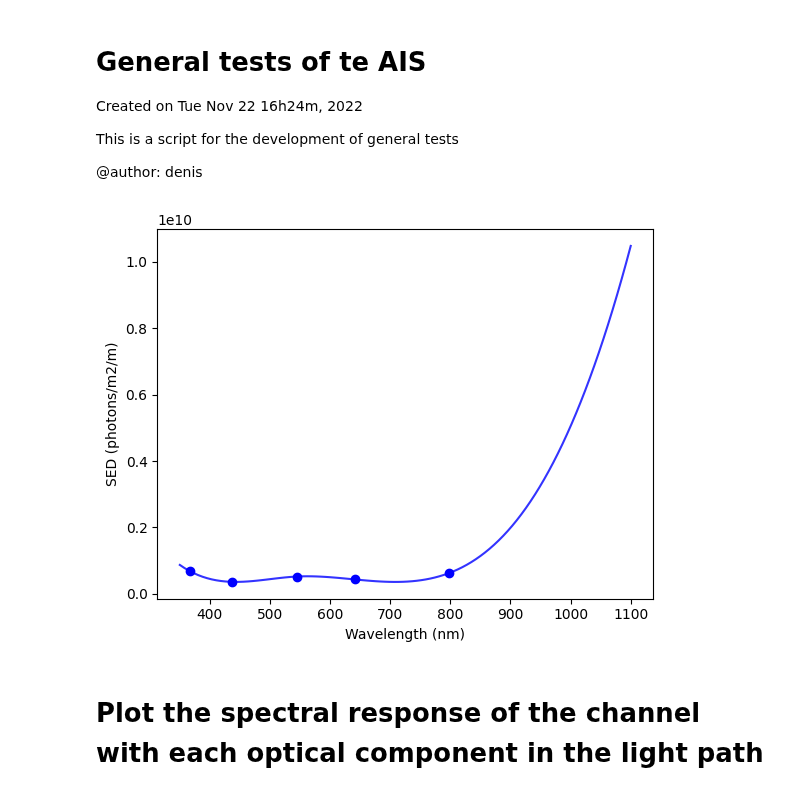
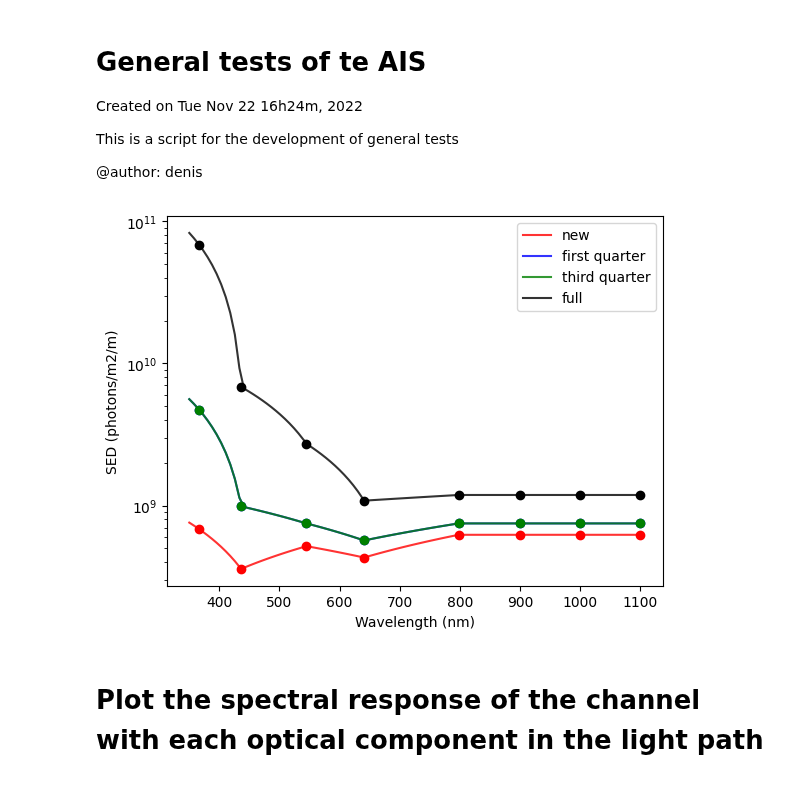
Before and after one commit to DBernardes/AIS, a Jupyter notebook: spectral_responses.ipynb, the cells around one changed output. Cells and saved outputs as stored; diff of their text form; code cells hidden in the pictures.

```diff
--- a/spectral_responses.ipynb
+++ b/spectral_responses.ipynb
@@ -9,21 +9,27 @@ This is a script for the development of general tests
 # %%
 # Test sky SED
 from AIS.Spectral_Energy_Distribution import Sky
 import matplotlib.pyplot as plt
 import numpy as np
 import pandas as pd
 
 ss = pd.read_csv("AIS/Spectral_Energy_Distribution/moon_magnitude.csv")
 wv = np.linspace(350, 1100, 100)
-sky = Sky()
-sky_sed = sky.calculate_sed("new", wv)
-plt.plot(wv, sky_sed[0], "b", alpha=0.8)
-plt.plot(ss["wavelength"], sky._calculate_photons_density(ss["new"]), "ob")
+colors = ["r", "b", "g", "k"]
+for idx, moon in enumerate(["new", "first quarter", "third quarter", "full"]):
+    sky = Sky()
+    sky_sed = sky.calculate_sed(moon, wv)
+    plt.semilogy(wv, sky_sed[0], colors[idx], alpha=0.8, label=moon)
+    plt.semilogy(
+        ss["wavelength"], sky._calculate_photons_density(ss[moon]), "o" + colors[idx]
+    )
+
+plt.legend()
 plt.xlabel("Wavelength (nm)")
 plt.ylabel("SED (photons/m2/m)")
 plt.show()
 # %% [output]
-[figure, old version]
+[figure, new version]
 # %% [markdown]
 # Plot the spectral response of the channel with each optical component in the light path
 # %%
```
Also changed, not shown: parts of 3 cells of this notebook, 15 other files.
